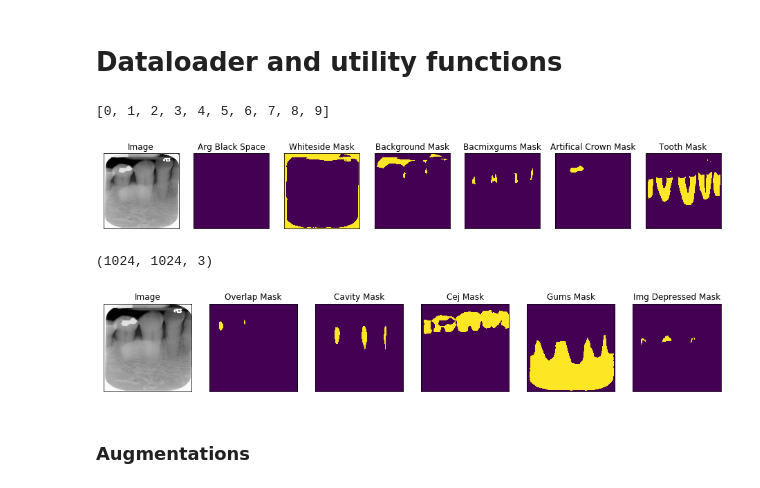
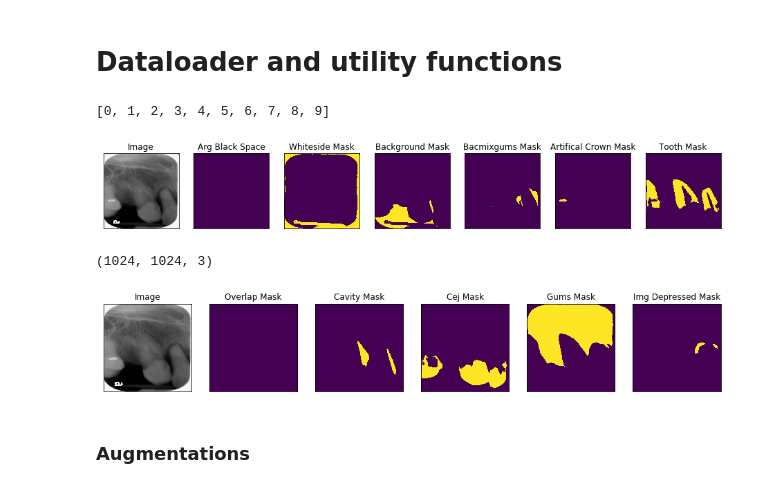
Before and after one commit to plChao/Unet, a Jupyter notebook: 3_train_model_Unet.ipynb, the cells around one changed output. Saved outputs shown, nothing was run; the diff lists cells and outputs as text; code cells hidden in the pictures.

```diff
--- a/3_train_model_Unet.ipynb
+++ b/3_train_model_Unet.ipynb
@@ -38,7 +39,7 @@ training = True
 set_size = 1024
 set_padding = 1280
 # %%
-x_train_dir = './data/raw_data/'
+x_train_dir = './data/resize_data/'
 y_train_dir = './label/train_label/'
 
 # x_val_dir = os.path.join(DATA_DIR, 'val/image')
@@ -106,7 +107,7 @@ class Dataset:
             augmentation=None,
             preprocessing=None,
     ):
-        self.ids = os.listdir(masks_dir)
+        self.ids = [os.path.basename(x) for x in glob.glob(masks_dir+"/*.PNG")]
         # because masks files are smaller than images_dir
         self.images_fps = [os.path.join(images_dir, image_id) for image_id in self.ids]
         self.masks_fps = [os.path.join(masks_dir, image_id) for image_id in self.ids]
@@ -193,27 +194,27 @@ class Dataloder(keras.utils.Sequence):
 # %%
 # Lets look at data we have
 dataset = Dataset(x_train_dir, y_train_dir, classes= ['img_whiteside','background','bacmixgums', 'artifical_crown','tooth','overlap','cavity','cej','gums','img_depressed'])
 print(dataset.class_values)
-image, mask = dataset[65] # get some sample
+image, mask = dataset[60] # get some sample
 
 visualize(
     image=image,
     arg_black_space=mask[..., 0].squeeze(),
     whiteside_mask=mask[..., 1].squeeze(),
     background_mask=mask[..., 2].squeeze(),
     bacmixgums_mask=mask[..., 3].squeeze(),
     artifical_crown_mask =mask[..., 4].squeeze(),
     tooth_mask =mask[..., 5].squeeze(),
 #     overlap_mask=mask[..., 6].squeeze(),
 #     cavity_mask =mask[..., 7].squeeze(),
 #     cej_mask=mask[..., 8].squeeze(),
 #     gums_mask =mask[..., 9].squeeze(),
 #     img_depressed_mask=mask[..., 10].squeeze(),
 )
 print(image.shape)
 # %% [output]
 [0, 1, 2, 3, 4, 5, 6, 7, 8, 9]
-[figure, old version]
+[figure, new version]
 (1024, 1024, 3)
 # %%
 # plt.figure(figsize=(12,12))
@@ -237,7 +238,7 @@ visualize(
     img_depressed_mask=mask[..., 10].squeeze(),
 )
 # %% [output]
-[figure, old version]
+[figure, new version]
 # %% [markdown]
 ### Augmentations
 # %% [markdown]
```
Also changed, not shown: parts of 8 cells of this notebook.
